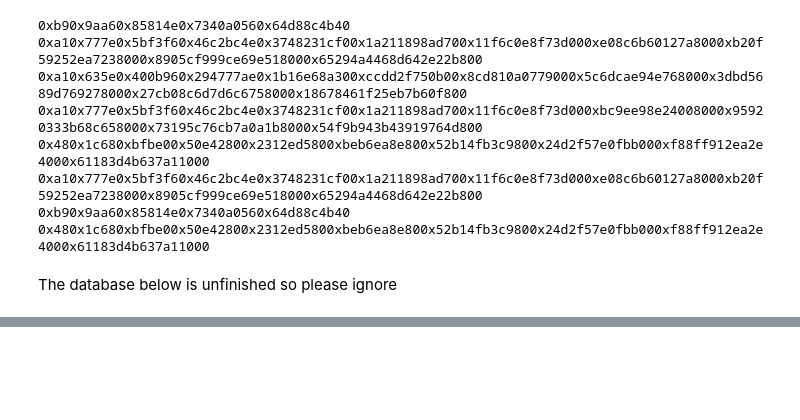
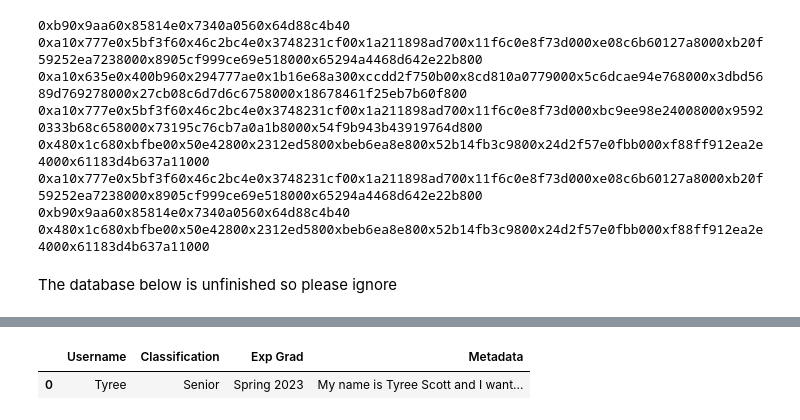
Before and after one commit to albrown11/COSC-445-Group-4, a Jupyter notebook: cryptography.ipynb, the cells around one changed output, grey strips where cells are left out. Drawn from its saved outputs; the diff is of its cells as text; code cells hidden in the pictures; blank space fills up the shorter version.

Commit message:
database finished

```diff
--- a/cryptography.ipynb
+++ b/cryptography.ipynb
@@ -422,0 +392,17 @@ metadata table
+# %%
+meta={'Username':['Tyree', 'Ashanti', 'Adrian'],
+      'Classification':['Senior', 'Senior', 'Senior'],
+      'Exp Grad': ['Spring 2023', 'Fall 2023', 'Spring 2024'],
+      'Metadata': ['My name is Tyree Scott and I want to be a database developer.',
+                   'xyz890', 'rst567'],
+      'Hash':['0xc10x9e520x8d01080x7d94eb200x71cef515000x6395167260000x584d32e76b20000x49783b5a8c21a0000x2e7e158f4cad474000',
+               '0x520x1fb60xe7e2e0x69fab060x32177d5d60x161c5e563760xa04dabf111780x3fdef2820cf5d00x183379e346e923d00x4ea74c22a675b4640',
+               '0x350x10fa0x690ae0x3001f860x15f0e683e0xa5edcf454e0x493df87d976e0x21301498e89dd80xd392834ecaee410' ]}
+
+metadataframe= pd.DataFrame(meta)
+print("metadata table")
+print(metadataframe)
+
+metadataframe['Username']= metadataframe['Username'].astype(str)
+
+metadataframe.dtypes
@@ -425,7 +433,7 @@ def password():
     uname= input("Enter the username: \n")
     pword= input("Enter the password:  \n")
 
-    #dataframe.set_index("Username", inplace= True)
+    #metadataframe.set_index("Hash", inplace= True)
 
     #tempdf= dataframe.loc[uname]
 
@@ -490,7 +498,9 @@ def password():
     print("Hex Key is: ", hex(keys[size2-1]))
     print("HexKey is: ", hexkey[size2-1])
     print("Hex_Key is: ", hex_key[size2-1])
-    return hex_key, size, uname
-hex_key, size2, uname= password()
+    return [hex_key, size2, uname]
+
+phex_key, size2, uname= password()
 hashcheck= hex_key[size2-1]
+print(hashcheck)
 # %% [output]
@@ -511,0 +524,6 @@ ValueError: The truth value of a DataFrame is ambiguous. Use a.empty, a.bool(),
+# %%
+display(metadataframe.loc[(metadataframe['Hash']==hashcheck) & (metadataframe['Username']==uname),
+                    ['Username','Classification', 'Exp Grad', 'Metadata']])
+# %% [output]
+|  | Username | Classification | Exp Grad | Metadata |
+| 0 | Tyree | Senior | Spring 2023 | My name is Tyree Scott and I want... |
```
Also changed, not shown: parts of 4 cells of this notebook.
